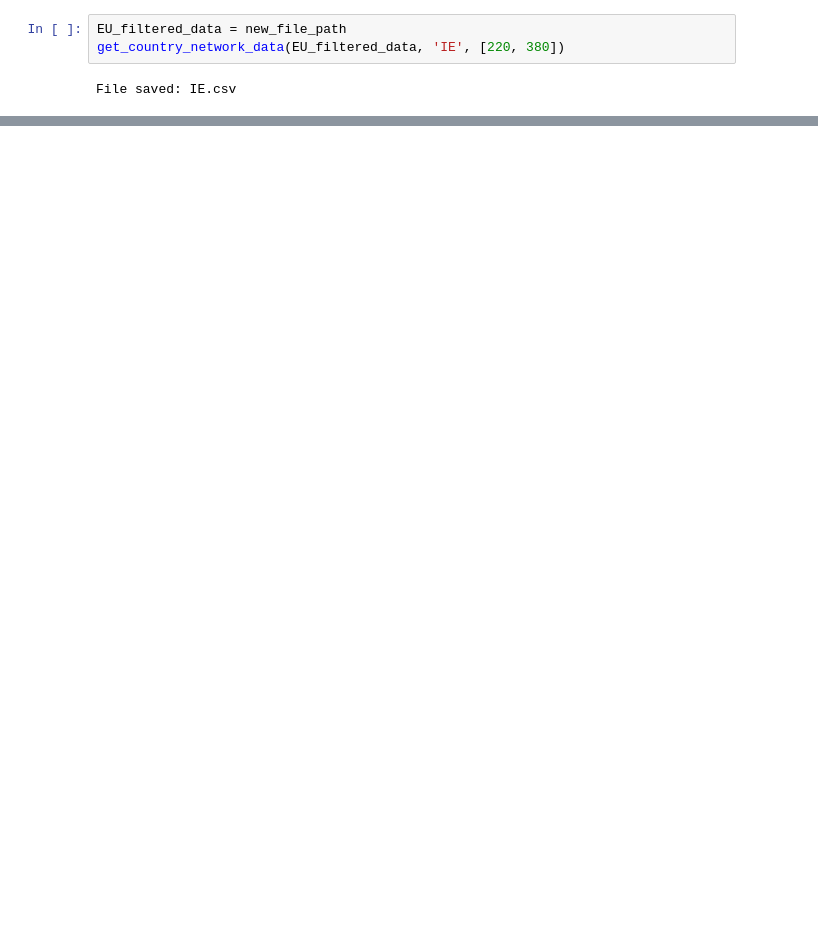
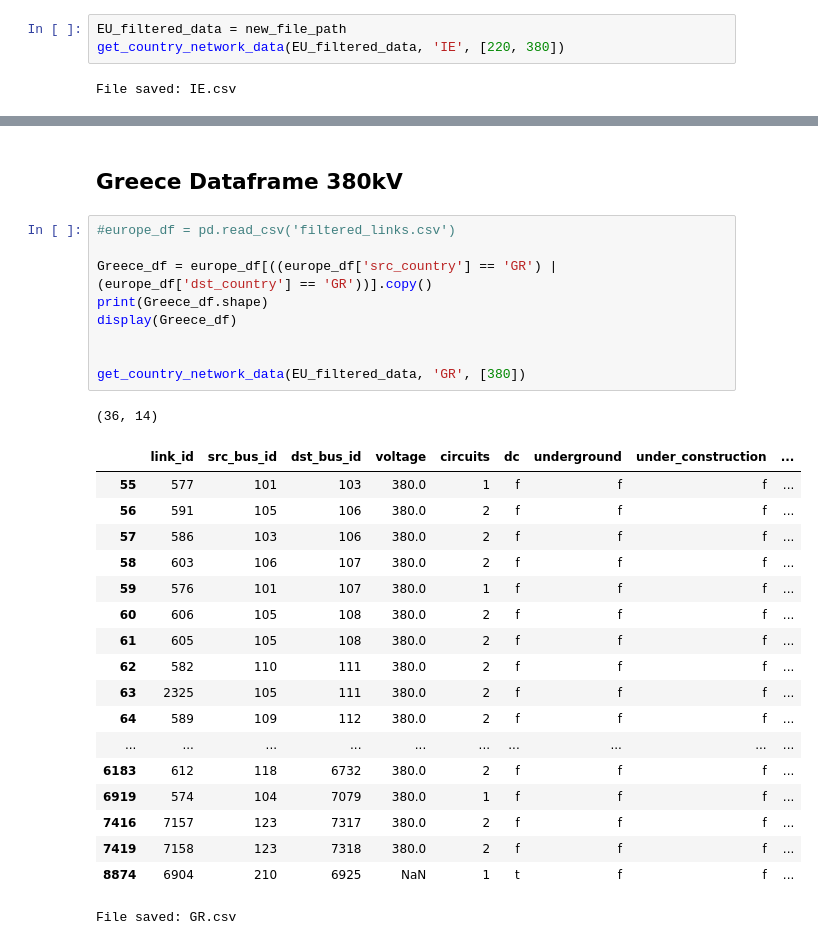
Before and after one commit to kate9871/MetroMap-PowerGrids, a Jupyter notebook: Europe Dataset Cleaning.ipynb, the cells around one changed output, grey strips where cells are left out. Saved outputs shown, nothing was run; the diff lists cells and outputs as text; blank space fills up the shorter version.

```diff
--- a/Europe Dataset Cleaning.ipynb
+++ b/Europe Dataset Cleaning.ipynb
@@ -276,0 +376,31 @@ File saved: IE.csv
+# %% [markdown]
+## Greece Dataframe 380kV
+# %%
+#europe_df = pd.read_csv('filtered_links.csv')
+
+Greece_df = europe_df[((europe_df['src_country'] == 'GR') | (europe_df['dst_country'] == 'GR'))].copy()
+print(Greece_df.shape)
+display(Greece_df)
+
+
+get_country_network_data(EU_filtered_data, 'GR', [380])
+# %% [output]
+(36, 14)
+|  | link_id | src_bus_id | dst_bus_id | voltage | circuits | dc | underground | under_construction | ... |
+| 55 | 577 | 101 | 103 | 380.0 | 1 | f | f | f | ... |
+| 56 | 591 | 105 | 106 | 380.0 | 2 | f | f | f | ... |
+| 57 | 586 | 103 | 106 | 380.0 | 2 | f | f | f | ... |
+| 58 | 603 | 106 | 107 | 380.0 | 2 | f | f | f | ... |
+| 59 | 576 | 101 | 107 | 380.0 | 1 | f | f | f | ... |
+| 60 | 606 | 105 | 108 | 380.0 | 2 | f | f | f | ... |
+| 61 | 605 | 105 | 108 | 380.0 | 2 | f | f | f | ... |
+| 62 | 582 | 110 | 111 | 380.0 | 2 | f | f | f | ... |
+| 63 | 2325 | 105 | 111 | 380.0 | 2 | f | f | f | ... |
+| 64 | 589 | 109 | 112 | 380.0 | 2 | f | f | f | ... |
+| ... | ... | ... | ... | ... | ... | ... | ... | ... | ... |
+| 6183 | 612 | 118 | 6732 | 380.0 | 2 | f | f | f | ... |
+| 6919 | 574 | 104 | 7079 | 380.0 | 1 | f | f | f | ... |
+| 7416 | 7157 | 123 | 7317 | 380.0 | 2 | f | f | f | ... |
+| 7419 | 7158 | 123 | 7318 | 380.0 | 2 | f | f | f | ... |
+| 8874 | 6904 | 210 | 6925 | NaN | 1 | t | f | f | ... |
+File saved: GR.csv
```
Also changed, not shown: parts of 14 cells of this notebook, 27 other files.
